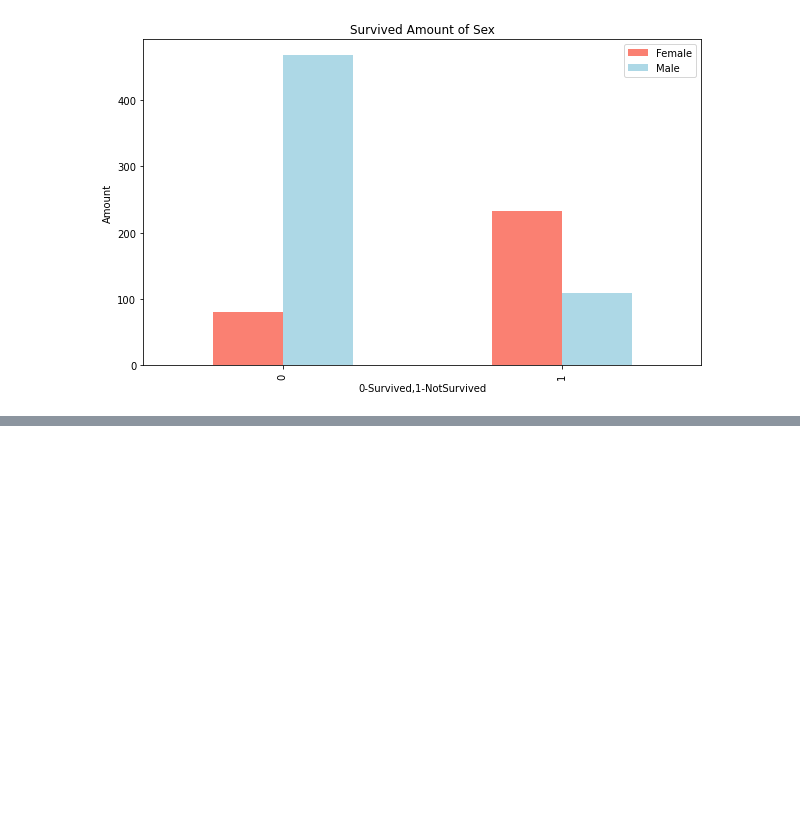
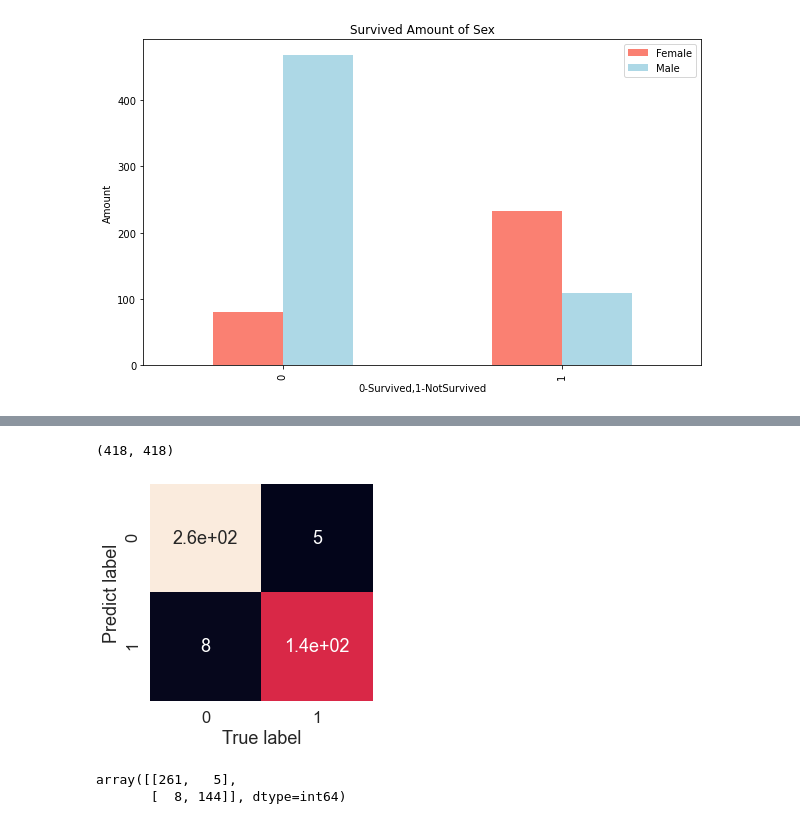
Before and after one commit to Manjeete/Titanic-survival, a Jupyter notebook: Titanic.ipynb, the cells around one changed output, grey strips where cells are left out. Cells and saved outputs as stored; diff of their text form; code cells hidden in the pictures; blank space fills up the shorter version.

```diff
--- a/Titanic.ipynb
+++ b/Titanic.ipynb
@@ -298,0 +591,4 @@ plt.legend(["Female","Male"]);
+# %%
+model = RandomForestClassifier(n_estimators=100, max_depth=5, random_state=1)
+model.fit(X, y)
+predictions = model.predict(X_test)
@@ -298,0 +606,3 @@ plt.legend(["Female","Male"]);
+# %%
+result_given = pd.read_csv("gender_submission.csv")
+result_given.head()
@@ -298,0 +616,2 @@ plt.legend(["Female","Male"]);
+# %%
+y_preds = predictions
@@ -298,0 +641,22 @@ plt.legend(["Female","Male"]);
+# %%
+y_test = result_given["Survived"]
+len(y_test),len(y_preds)
+# %% [output]
+(418, 418)
+# %%
+sns.set(font_scale=1.5)
+
+def plot_conf_mat(y_test,y_preds):
+    fig, ax = plt.subplots(figsize=(4,4))
+    ax = sns.heatmap(confusion_matrix(y_test,y_preds),annot=True,cbar=False)
+    plt.xlabel("True label")
+    plt.ylabel("Predict label")
+
+plot_conf_mat(y_test,y_preds)
+# %% [output]
+[figure, added]
+# %%
+confusion_matrix(y_test,y_preds)
+# %% [output]
+array([[261,   5],
+       [  8, 144]], dtype=int64)
```
Also changed, not shown: parts of 33 cells of this notebook, 1 other file.
